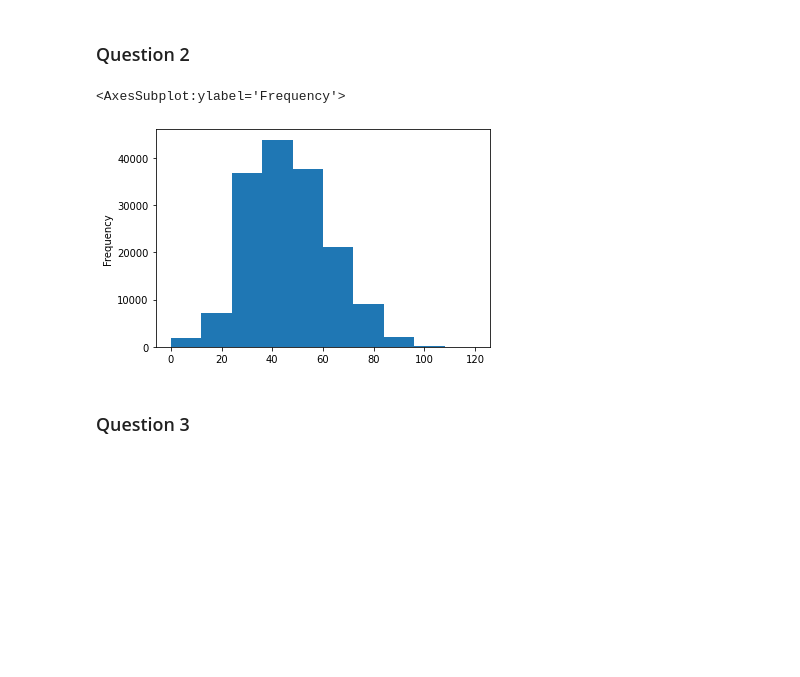
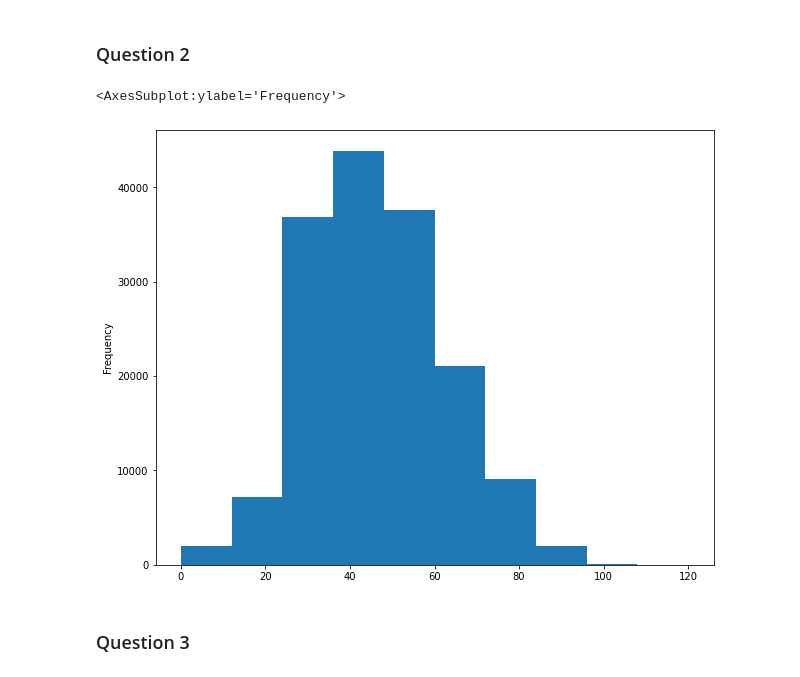
Before and after one commit to bashketchum02/Data-Mining-1, a Jupyter notebook: DataMining1.ipynb, the cells around one changed output. Cells and saved outputs as stored; diff of their text form; code cells hidden in the pictures; blank space fills up the shorter version.

```diff
--- a/DataMining1.ipynb
+++ b/DataMining1.ipynb
@@ -59,10 +59,12 @@ pd.DataFrame.to_csv(dataframe, 'q1.csv')
 ### Question 2
 # %%
 ## Question 2
-dataframe["AGE"].plot(kind="hist", bins=10)
+plt = dataframe["AGE"].plot(kind="hist", bins=10, figsize=(10,8))
+plt.figure.savefig('Q2_histogram.png')
+plt
 # %% [output]
 <AxesSubplot:ylabel='Frequency'>
-[figure, old version]
+[figure, new version]
 # %% [markdown]
 ### Question 3
 # %%
```
Also changed, not shown: 2 other files.
